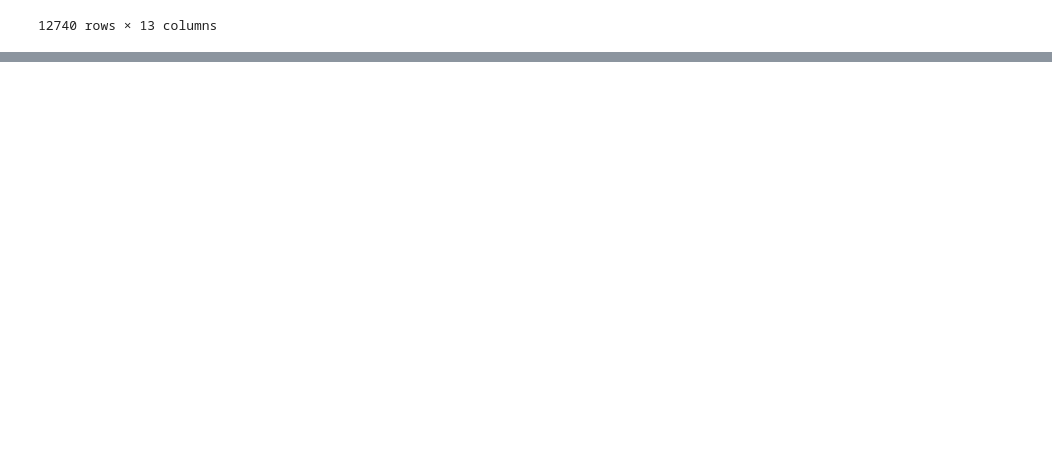
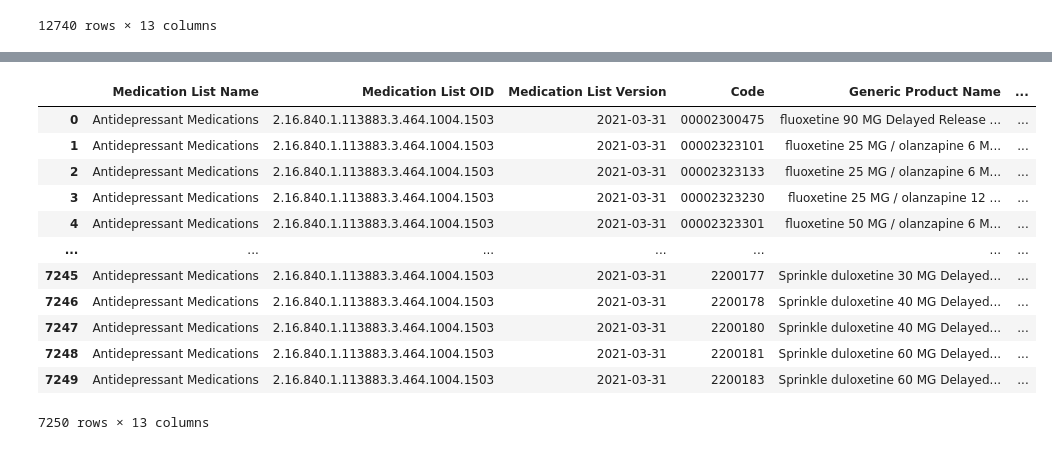
Before and after one commit to danielhmendoza01/Automatic_Code_Sets, a Jupyter notebook: NDC/Antidepressants/antidepressant_query.ipynb, the cells around one changed output, grey strips where cells are left out. Drawn from its saved outputs; the diff is of its cells as text; code cells hidden in the pictures; blank space fills up the shorter version.

```diff
--- a/NDC/Antidepressants/antidepressant_query.ipynb
+++ b/NDC/Antidepressants/antidepressant_query.ipynb
@@ -180,3 +178,19 @@ Count:  5407
 same_drug.to_excel("Same_Antidepressants_Medications.xlsx", index=False)
 new_drug.to_excel("New_Antidepressants_Added.xlsx", index=False)
 absent_drugs.to_excel("Absent_Antidepressants.xlsx", index=False)
+# %%
+absent_drugs
+# %% [output]
+|  | Medication List Name | Medication List OID | Medication List Version | Code | Generic Product Name | ... |
+| 0 | Antidepressant Medications | 2.16.840.1.113883.3.464.1004.1503 | 2021-03-31 | 00002300475 | fluoxetine 90 MG Delayed Release ... | ... |
+| 1 | Antidepressant Medications | 2.16.840.1.113883.3.464.1004.1503 | 2021-03-31 | 00002323101 | fluoxetine 25 MG / olanzapine 6 M... | ... |
+| 2 | Antidepressant Medications | 2.16.840.1.113883.3.464.1004.1503 | 2021-03-31 | 00002323133 | fluoxetine 25 MG / olanzapine 6 M... | ... |
+| 3 | Antidepressant Medications | 2.16.840.1.113883.3.464.1004.1503 | 2021-03-31 | 00002323230 | fluoxetine 25 MG / olanzapine 12 ... | ... |
+| 4 | Antidepressant Medications | 2.16.840.1.113883.3.464.1004.1503 | 2021-03-31 | 00002323301 | fluoxetine 50 MG / olanzapine 6 M... | ... |
+| ... | ... | ... | ... | ... | ... | ... |
+| 7245 | Antidepressant Medications | 2.16.840.1.113883.3.464.1004.1503 | 2021-03-31 | 2200177 | Sprinkle duloxetine 30 MG Delayed... | ... |
+| 7246 | Antidepressant Medications | 2.16.840.1.113883.3.464.1004.1503 | 2021-03-31 | 2200178 | Sprinkle duloxetine 40 MG Delayed... | ... |
+| 7247 | Antidepressant Medications | 2.16.840.1.113883.3.464.1004.1503 | 2021-03-31 | 2200180 | Sprinkle duloxetine 40 MG Delayed... | ... |
+| 7248 | Antidepressant Medications | 2.16.840.1.113883.3.464.1004.1503 | 2021-03-31 | 2200181 | Sprinkle duloxetine 60 MG Delayed... | ... |
+| 7249 | Antidepressant Medications | 2.16.840.1.113883.3.464.1004.1503 | 2021-03-31 | 2200183 | Sprinkle duloxetine 60 MG Delayed... | ... |
+7250 rows × 13 columns
```
Also changed, not shown: parts of 6 cells of this notebook, 22 other files.
